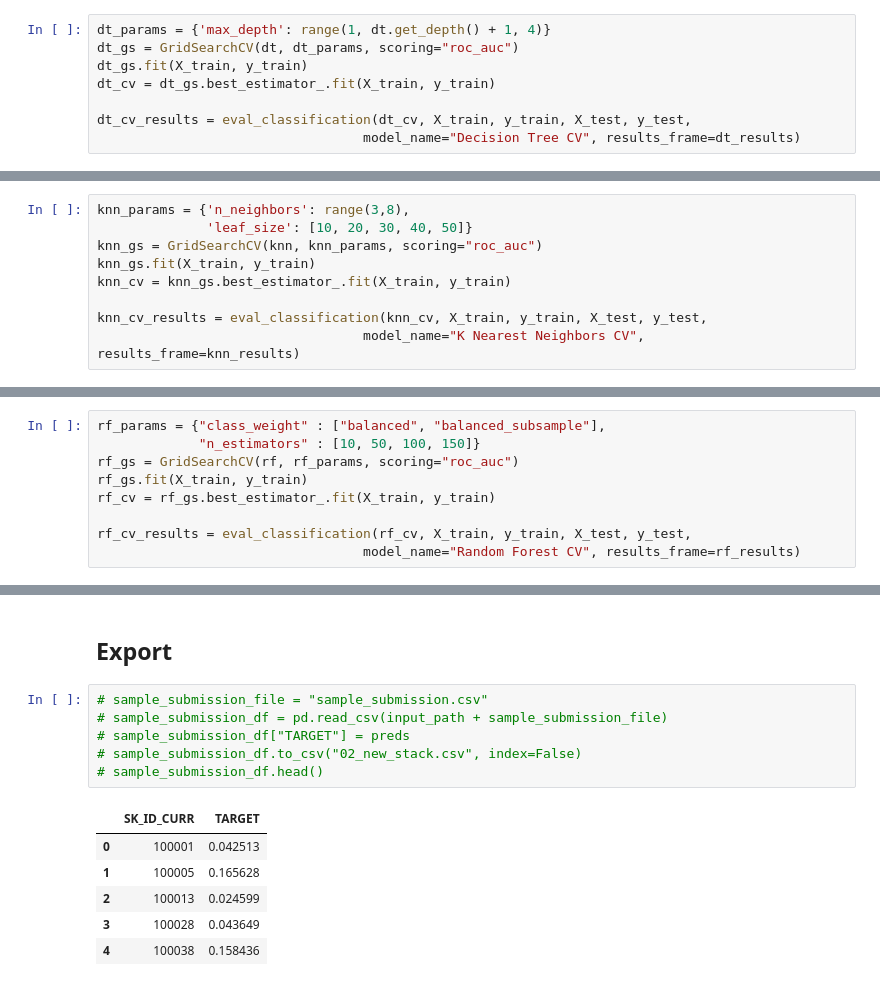
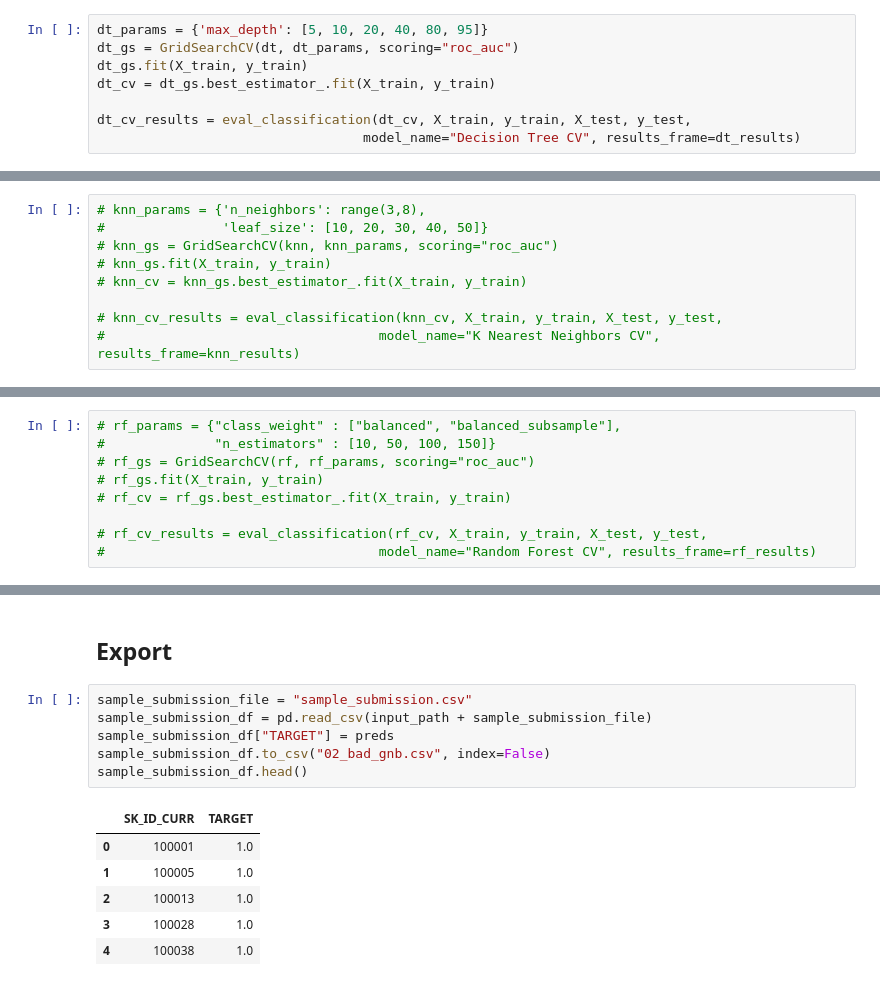
Before and after one commit to bkusuma/home-credit-default-risk, a Jupyter notebook: kaggle/working/02_Modelling.ipynb, the cells around one changed output, grey strips where cells are left out. Drawn from its saved outputs; the diff is of its cells as text.

```diff
--- a/kaggle/working/02_Modelling.ipynb
+++ b/kaggle/working/02_Modelling.ipynb
@@ -156,5 +191,5 @@ weighted avg       1.00      1.00      1.00    246008  weighted avg       0.86
 # %%
-dt_params = {'max_depth': range(1, dt.get_depth() + 1, 4)}
+dt_params = {'max_depth': [5, 10, 20, 40, 80, 95]}
 dt_gs = GridSearchCV(dt, dt_params, scoring="roc_auc")
 dt_gs.fit(X_train, y_train)
 dt_cv = dt_gs.best_estimator_.fit(X_train, y_train)
@@ -204,9 +219,9 @@ knn.get_params()
 # %%
-knn_params = {'n_neighbors': range(3,8),
-              'leaf_size': [10, 20, 30, 40, 50]}
-knn_gs = GridSearchCV(knn, knn_params, scoring="roc_auc")
-knn_gs.fit(X_train, y_train)
-knn_cv = knn_gs.best_estimator_.fit(X_train, y_train)
+# knn_params = {'n_neighbors': range(3,8),
+#               'leaf_size': [10, 20, 30, 40, 50]}
+# knn_gs = GridSearchCV(knn, knn_params, scoring="roc_auc")
+# knn_gs.fit(X_train, y_train)
+# knn_cv = knn_gs.best_estimator_.fit(X_train, y_train)
 
-knn_cv_results = eval_classification(knn_cv, X_train, y_train, X_test, y_test,
-                                  model_name="K Nearest Neighbors CV", results_frame=knn_results)
+# knn_cv_results = eval_classification(knn_cv, X_train, y_train, X_test, y_test,
+#                                   model_name="K Nearest Neighbors CV", results_frame=knn_results)
@@ -264,12 +268,12 @@ rf.get_params()
 # %%
-rf_params = {"class_weight" : ["balanced", "balanced_subsample"],
-             "n_estimators" : [10, 50, 100, 150]}
-rf_gs = GridSearchCV(rf, rf_params, scoring="roc_auc")
-rf_gs.fit(X_train, y_train)
-rf_cv = rf_gs.best_estimator_.fit(X_train, y_train)
+# rf_params = {"class_weight" : ["balanced", "balanced_subsample"],
+#              "n_estimators" : [10, 50, 100, 150]}
+# rf_gs = GridSearchCV(rf, rf_params, scoring="roc_auc")
+# rf_gs.fit(X_train, y_train)
+# rf_cv = rf_gs.best_estimator_.fit(X_train, y_train)
 
-rf_cv_results = eval_classification(rf_cv, X_train, y_train, X_test, y_test,
-                                  model_name="Random Forest CV", results_frame=rf_results)
+# rf_cv_results = eval_classification(rf_cv, X_train, y_train, X_test, y_test,
+#                                   model_name="Random Forest CV", results_frame=rf_results)
 # %% [output]
 KeyboardInterrupt:
 # %% [markdown]
@@ -548,15 +517,15 @@ output
 # %% [markdown]
 ## Export
 # %%
-# sample_submission_file = "sample_submission.csv"
-# sample_submission_df = pd.read_csv(input_path + sample_submission_file)
-# sample_submission_df["TARGET"] = preds
-# sample_submission_df.to_csv("02_new_stack.csv", index=False)
-# sample_submission_df.head()
+sample_submission_file = "sample_submission.csv"
+sample_submission_df = pd.read_csv(input_path + sample_submission_file)
+sample_submission_df["TARGET"] = preds
+sample_submission_df.to_csv("02_bad_gnb.csv", index=False)
+sample_submission_df.head()
 # %% [output]
 |  | SK_ID_CURR | TARGET |
-| 0 | 100001 | 0.042513 |
-| 1 | 100005 | 0.165628 |
-| 2 | 100013 | 0.024599 |
-| 3 | 100028 | 0.043649 |
-| 4 | 100038 | 0.158436 |
+| 0 | 100001 | 1.0 |
+| 1 | 100005 | 1.0 |
+| 2 | 100013 | 1.0 |
+| 3 | 100028 | 1.0 |
+| 4 | 100038 | 1.0 |
```
Also changed, not shown: parts of 28 cells of this notebook.
